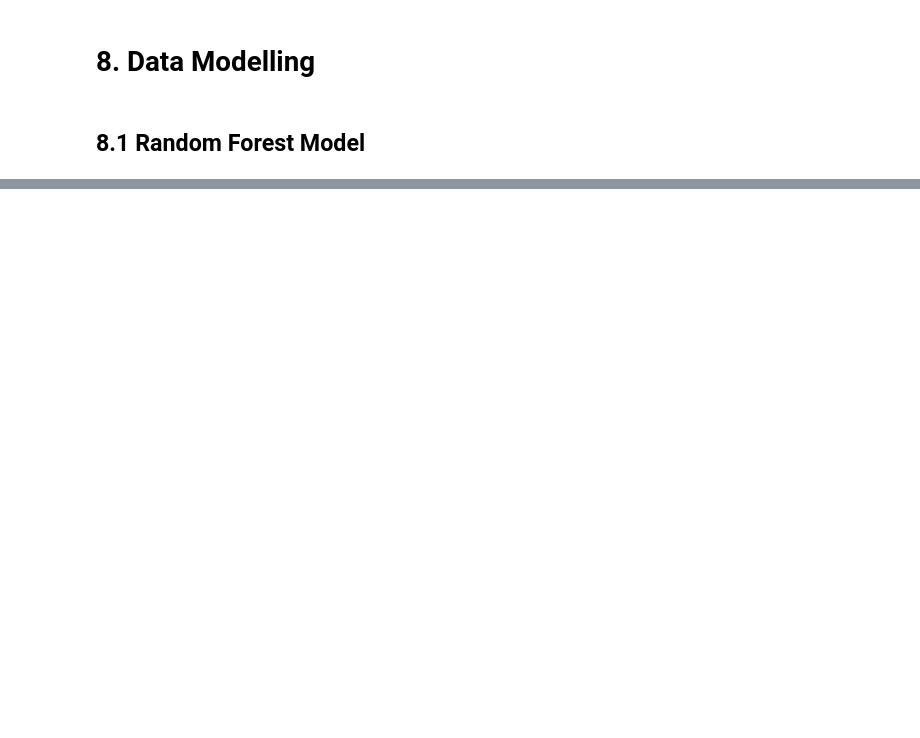
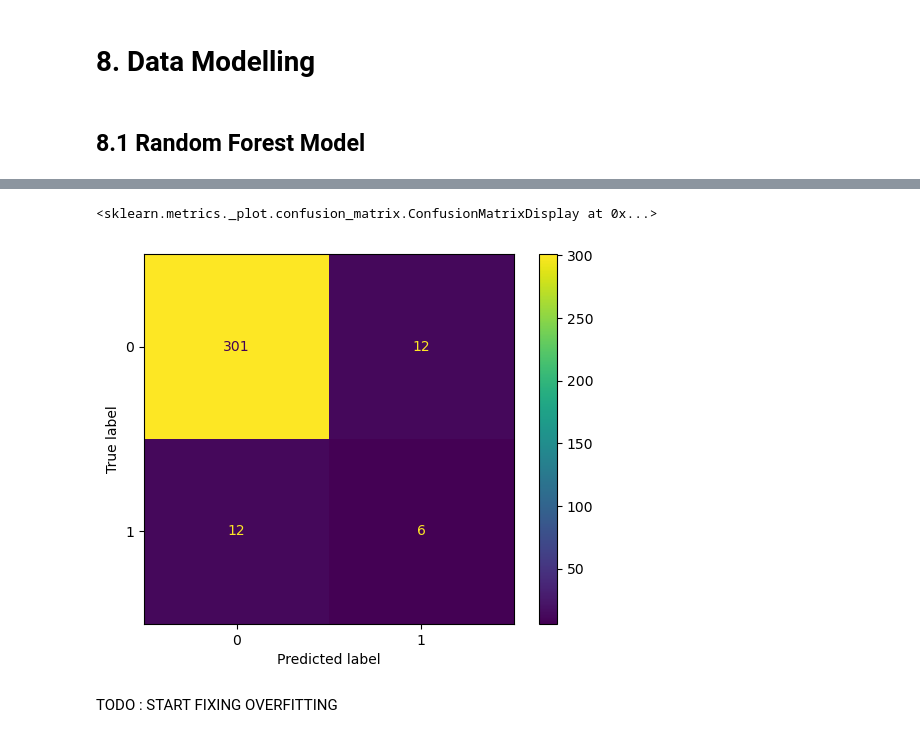
Before and after one commit to Grzegosh/Portfolio, a Jupyter notebook: F1/models.ipynb, the cells around one changed output, grey strips where cells are left out. Saved outputs shown, nothing was run; the diff lists cells and outputs as text; code cells hidden in the pictures; blank space fills up the shorter version.

```diff
--- a/F1/models.ipynb
+++ b/F1/models.ipynb
@@ -404,0 +503,7 @@ preprocessed_test_data = pd.DataFrame(preprocessing.transform(X_test), columns=p
+# %%
+ConfusionMatrixDisplay.from_predictions(REAL_TARGET_TEST, RF_CLF_PREDS_TEST)
+# %% [output]
+<sklearn.metrics._plot.confusion_matrix.ConfusionMatrixDisplay at 0x...>
+[figure, added]
+# %% [markdown]
+TODO : START FIXING OVERFITTING
```
Also changed, not shown: parts of 17 cells of this notebook.
